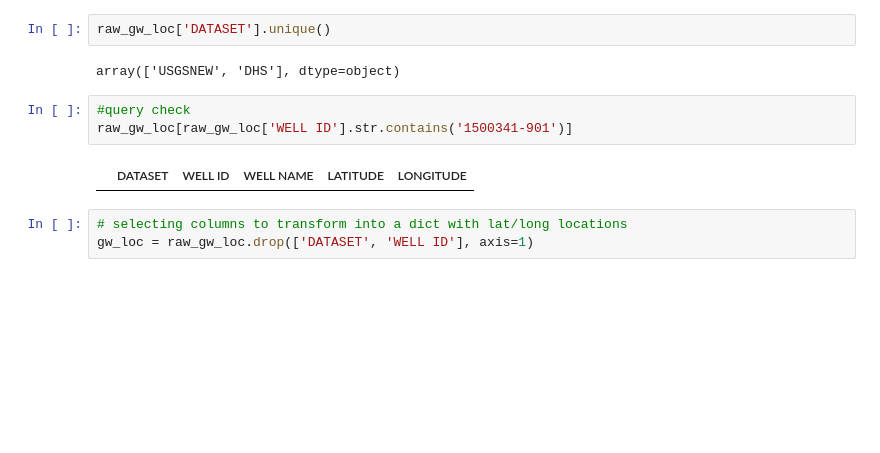
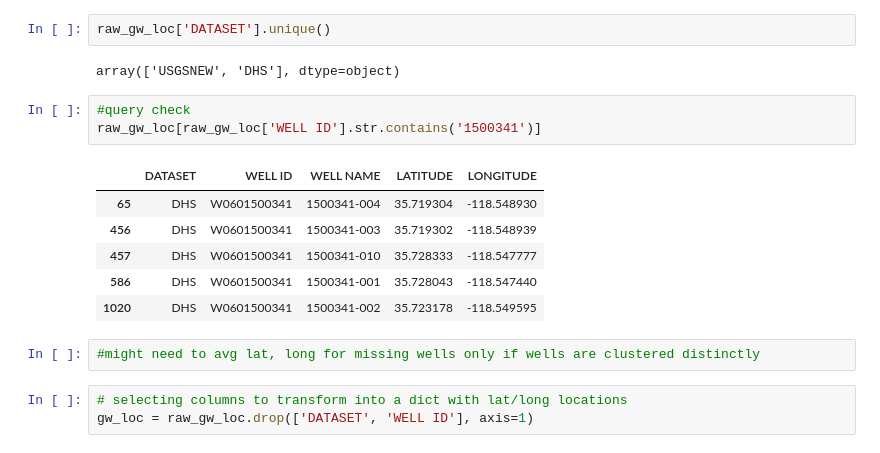
Before and after one commit to waterdatacollaborative/NicoleLook_Drinking-Water-Contaminant-Classification, a Jupyter notebook: Capstone.ipynb, the cells around one changed output. Drawn from its saved outputs; the diff is of its cells as text; blank space fills up the shorter version.

```diff
--- a/Capstone.ipynb
+++ b/Capstone.ipynb
@@ -401,9 +614,16 @@ raw_gw_loc['DATASET'].unique()
 array(['USGSNEW', 'DHS'], dtype=object)
 # %%
 #query check
-raw_gw_loc[raw_gw_loc['WELL ID'].str.contains('1500341-901')]
+raw_gw_loc[raw_gw_loc['WELL ID'].str.contains('1500341')]
 # %% [output]
 |  | DATASET | WELL ID | WELL NAME | LATITUDE | LONGITUDE |
+| 65 | DHS | W0601500341 | 1500341-004 | 35.719304 | -118.548930 |
+| 456 | DHS | W0601500341 | 1500341-003 | 35.719302 | -118.548939 |
+| 457 | DHS | W0601500341 | 1500341-010 | 35.728333 | -118.547777 |
+| 586 | DHS | W0601500341 | 1500341-001 | 35.728043 | -118.547440 |
+| 1020 | DHS | W0601500341 | 1500341-002 | 35.723178 | -118.549595 |
+# %%
+#might need to avg lat, long for missing wells only if wells are clustered distinctly
 # %%
 # selecting columns to transform into a dict with lat/long locations
 gw_loc = raw_gw_loc.drop(['DATASET', 'WELL ID'], axis=1)
```
Also changed, not shown: parts of 37 cells of this notebook.
